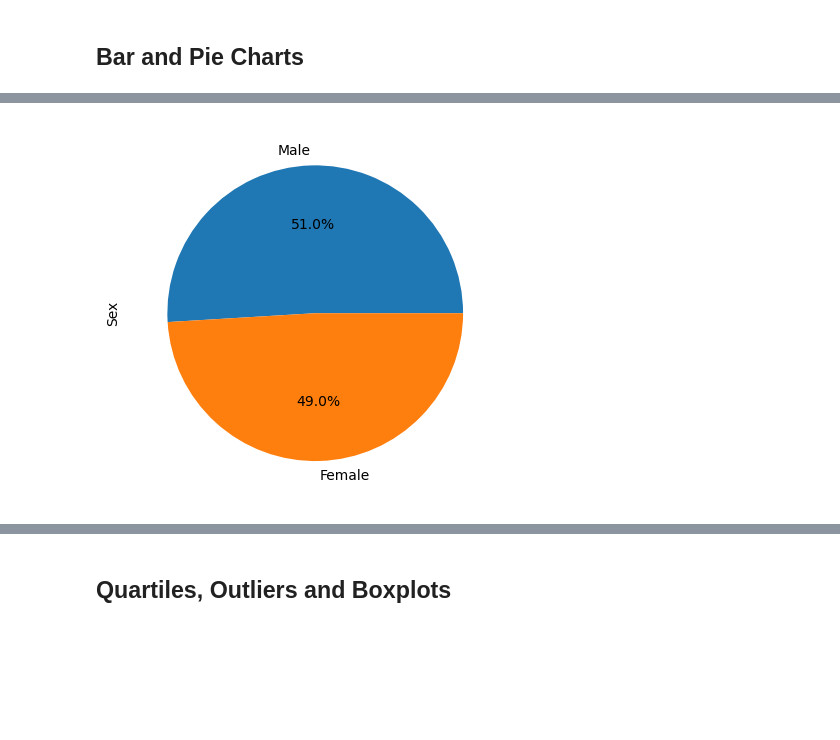
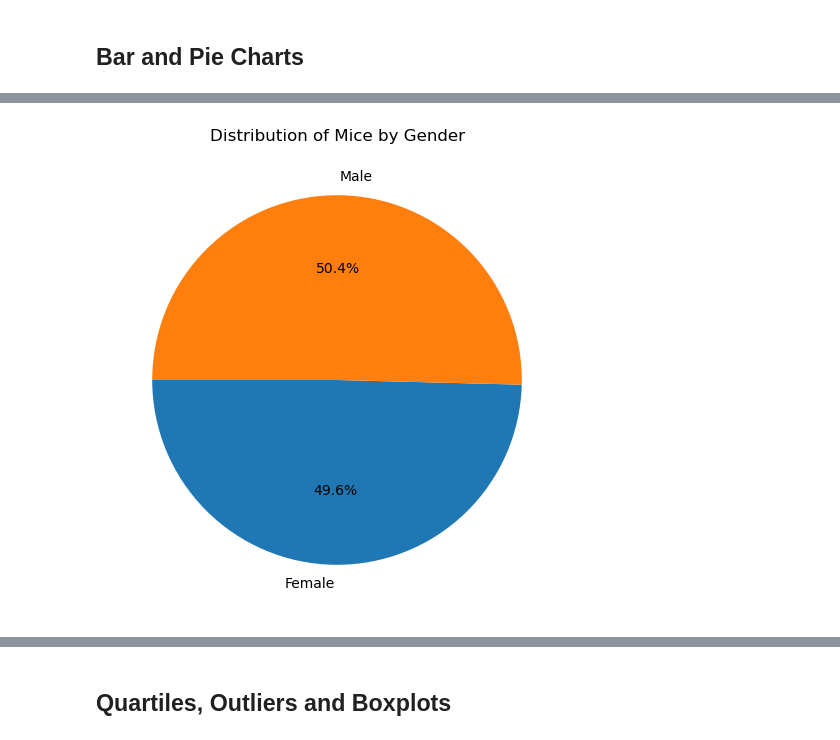
Before and after one commit to JeneenGnilka/Pymaceuticals-challenge, a Jupyter notebook: pymaceuticals_starter.ipynb, the cells around one changed output, grey strips where cells are left out. Drawn from its saved outputs; the diff is of its cells as text; code cells hidden in the pictures; blank space fills up the shorter version.

```diff
--- a/pymaceuticals_starter.ipynb
+++ b/pymaceuticals_starter.ipynb
@@ -69,3 +70,6 @@ duplicate_mice
 # %%
 # Create a clean DataFrame by dropping the duplicate mouse by its ID.
+clean_results_df = combined_results_df.drop(combined_results_df
+                                            [combined_results_df['Mouse ID'] == 'g989'].index)
+clean_results_df.head()
 # %% [output]
@@ -131,0 +179,5 @@ duplicate_mice
+# %%
+# Group the data by 'Sex' and count the number of mice in each gender category
+gender_count = clean_results_df.groupby('Sex')['Mouse ID'].nunique()
+# Create a pie chart
+gender_count.plot(kind='pie', y='Sex',ylabel='Sex' ,autopct='%1.1f%%')
@@ -132,4 +187,8 @@ duplicate_mice
 # %%
-# Generate a pie plot showing the distribution of female versus male mice using Pandas
+# Generate a pie plot showing the distribution of female versus male mice using pyplot
+plt.figure(figsize=(6, 6))
+plt.pie(gender_count, labels=gender_count.index, autopct='%1.1f%%', startangle=180)
+plt.title('Distribution of Mice by Gender')
+plt.show()
 # %% [output]
-[figure, old version]
+[figure, new version]
```
Also changed, not shown: parts of 11 cells of this notebook.
